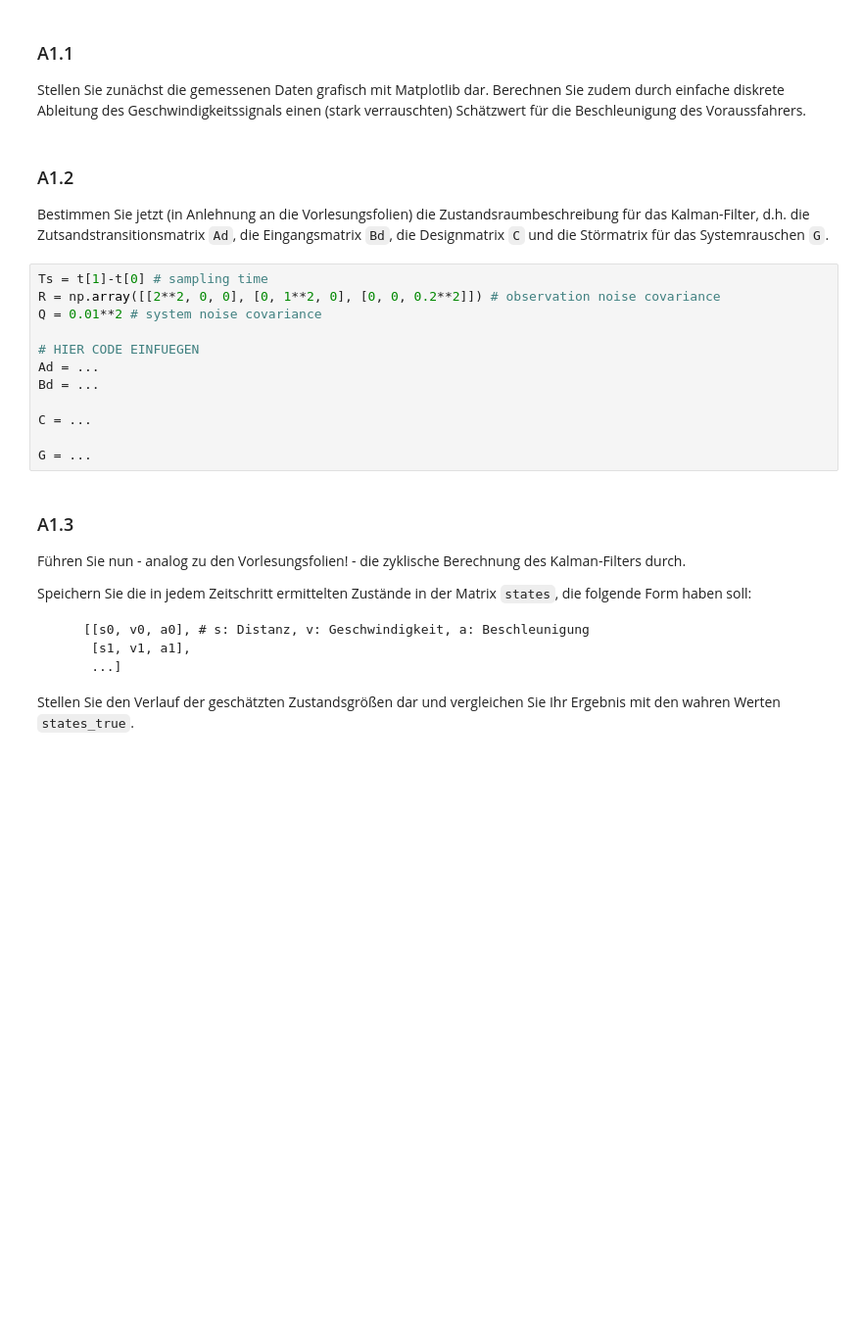
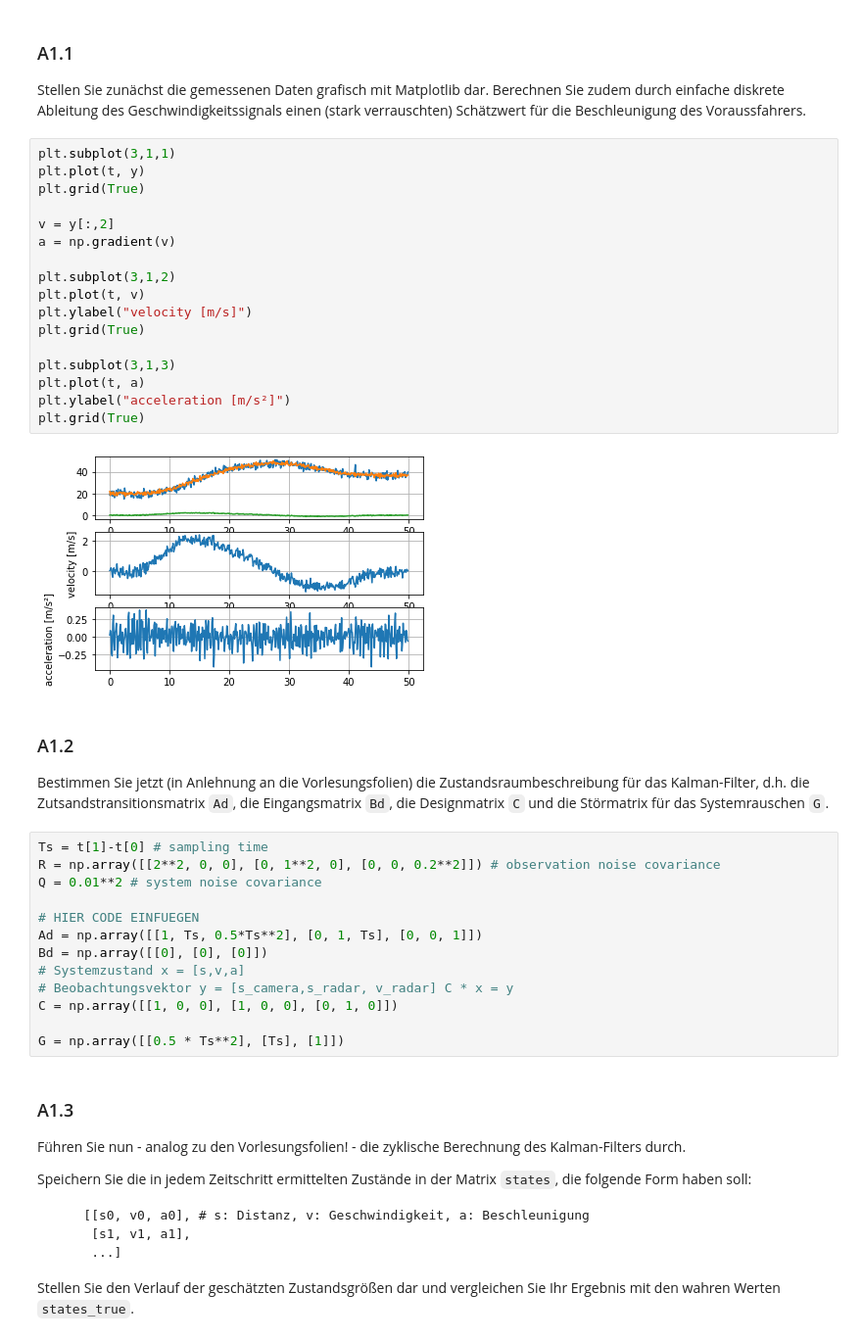
Before and after one commit to Braafisch/ASD-Assignments, a Jupyter notebook: asd_assignment6/asd_assignment6.ipynb, the cells around one changed output. Shown at 98% size. Cells and saved outputs as stored; diff of their text form; blank space fills up the shorter version.

```diff
--- a/asd_assignment6/asd_assignment6.ipynb
+++ b/asd_assignment6/asd_assignment6.ipynb
@@ -48,6 +48,25 @@ states_true = npzfile['states_true'] # true states: [[s0, v0, a0], [s1, v1, a1],
 ### A1.1
 
 Stellen Sie zunächst die gemessenen Daten grafisch mit Matplotlib dar. Berechnen Sie zudem durch einfache diskrete Ableitung des Geschwindigkeitssignals einen (stark verrauschten) Schätzwert für die Beschleunigung des Voraussfahrers.
+# %%
+plt.subplot(3,1,1)
+plt.plot(t, y)
+plt.grid(True)
+
+v = y[:,2]
+a = np.gradient(v)
+
+plt.subplot(3,1,2)
+plt.plot(t, v)
+plt.ylabel("velocity [m/s]")
+plt.grid(True)
+
+plt.subplot(3,1,3)
+plt.plot(t, a)
+plt.ylabel("acceleration [m/s²]")
+plt.grid(True)
+# %% [output]
+[figure, added]
 # %% [markdown]
 ### A1.2
 
@@ -58,12 +77,13 @@ R = np.array([[2**2, 0, 0], [0, 1**2, 0], [0, 0, 0.2**2]]) # observation noise c
 Q = 0.01**2 # system noise covariance
 
 # HIER CODE EINFUEGEN
-Ad = ...
-Bd = ...
+Ad = np.array([[1, Ts, 0.5*Ts**2], [0, 1, Ts], [0, 0, 1]])
+Bd = np.array([[0], [0], [0]])
+# Systemzustand x = [s,v,a]
+# Beobachtungsvektor y = [s_camera,s_radar, v_radar] C * x = y
+C = np.array([[1, 0, 0], [1, 0, 0], [0, 1, 0]])
 
-C = ...
-
-G = ...
+G = np.array([[0.5 * Ts**2], [Ts], [1]])
 # %% [markdown]
 ### A1.3
 
```
Also changed, not shown: parts of 5 cells of this notebook.
